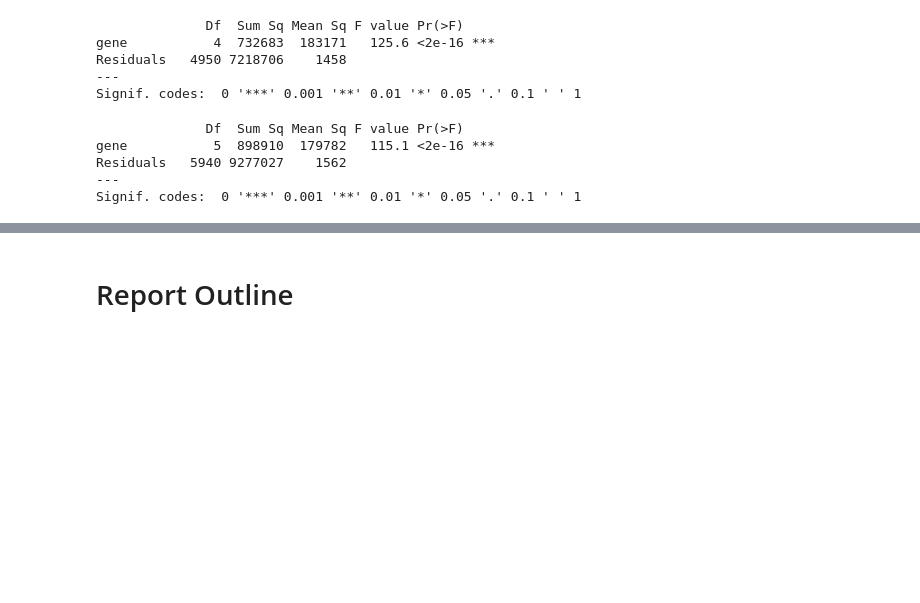
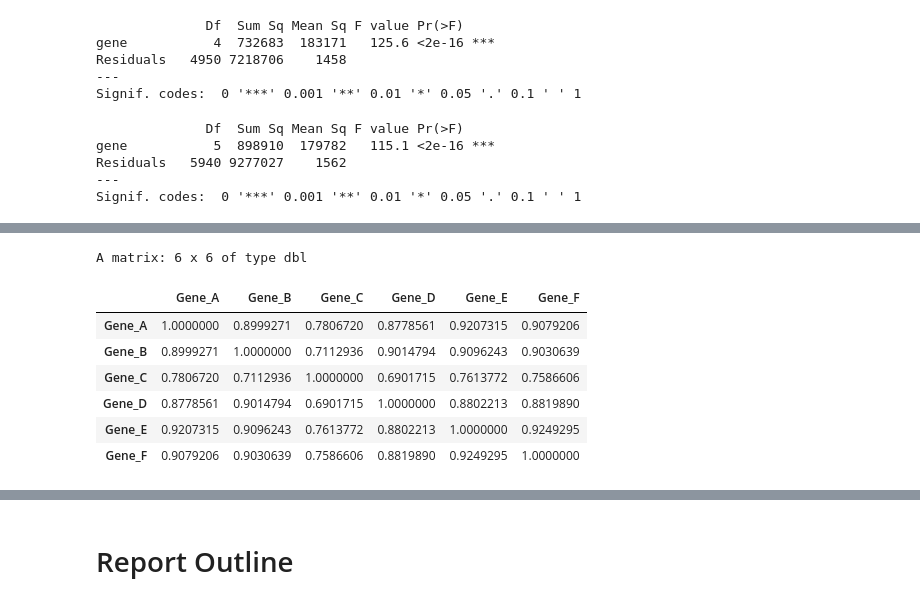
Before and after one commit to Ploenypp/bio-phys-inform_workbooks, a Jupyter notebook: biostats_project/working.ipynb, the cells around one changed output, grey strips where cells are left out. Cells and saved outputs as stored; diff of their text form; code cells hidden in the pictures; blank space fills up the shorter version.

```diff
--- a/biostats_project/aux_report.ipynb
+++ b/biostats_project/working.ipynb
@@ -1210,0 +1457,15 @@ Signif. codes:  0 '***' 0.001 '**' 0.01 '*' 0.05 '.' 0.1 ' ' 1
+# %%
+gene_expr = sharks %>%
+    select(Gene_A, Gene_B, Gene_C, Gene_D, Gene_E, Gene_F)
+
+cor_matrix <- cor(gene_expr, method="spearman")
+cor_matrix
+# %% [output]
+A matrix: 6 x 6 of type dbl
+|  | Gene_A | Gene_B | Gene_C | Gene_D | Gene_E | Gene_F |
+| Gene_A | 1.0000000 | 0.8999271 | 0.7806720 | 0.8778561 | 0.9207315 | 0.9079206 |
+| Gene_B | 0.8999271 | 1.0000000 | 0.7112936 | 0.9014794 | 0.9096243 | 0.9030639 |
+| Gene_C | 0.7806720 | 0.7112936 | 1.0000000 | 0.6901715 | 0.7613772 | 0.7586606 |
+| Gene_D | 0.8778561 | 0.9014794 | 0.6901715 | 1.0000000 | 0.8802213 | 0.8819890 |
+| Gene_E | 0.9207315 | 0.9096243 | 0.7613772 | 0.8802213 | 1.0000000 | 0.9249295 |
+| Gene_F | 0.9079206 | 0.9030639 | 0.7586606 | 0.8819890 | 0.9249295 | 1.0000000 |
```
Also changed, not shown: parts of 18 cells of this notebook.
